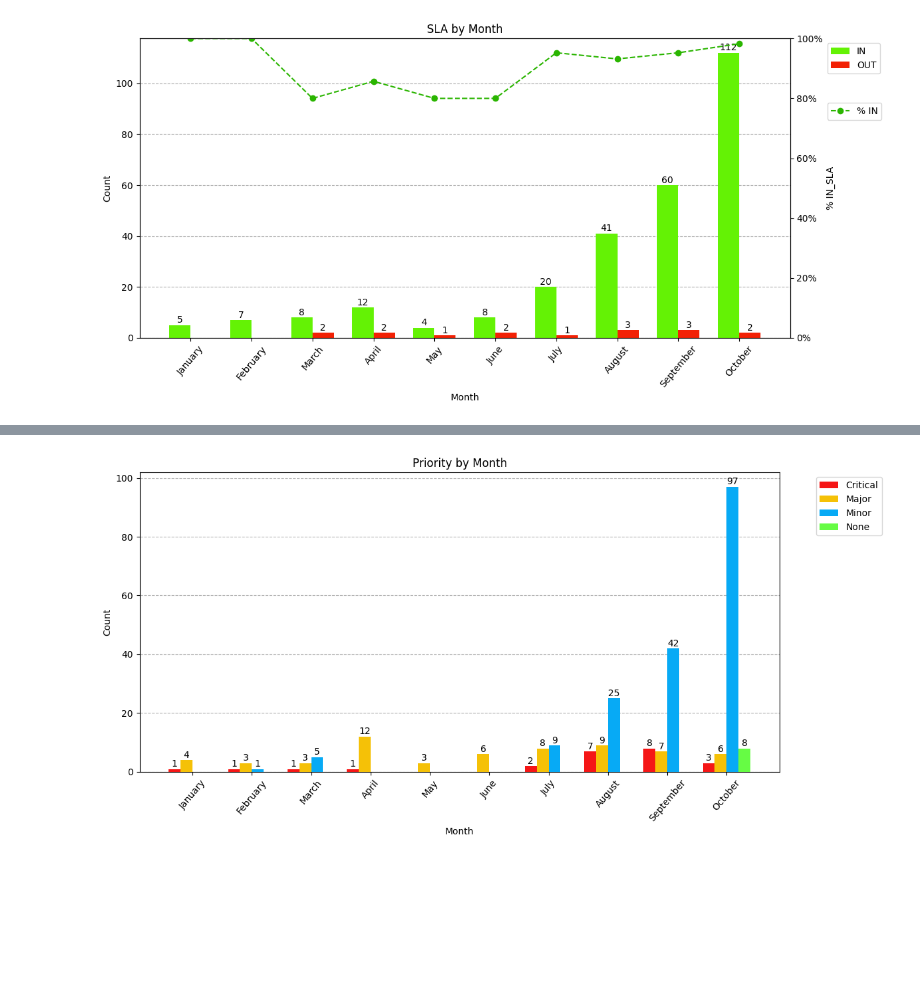
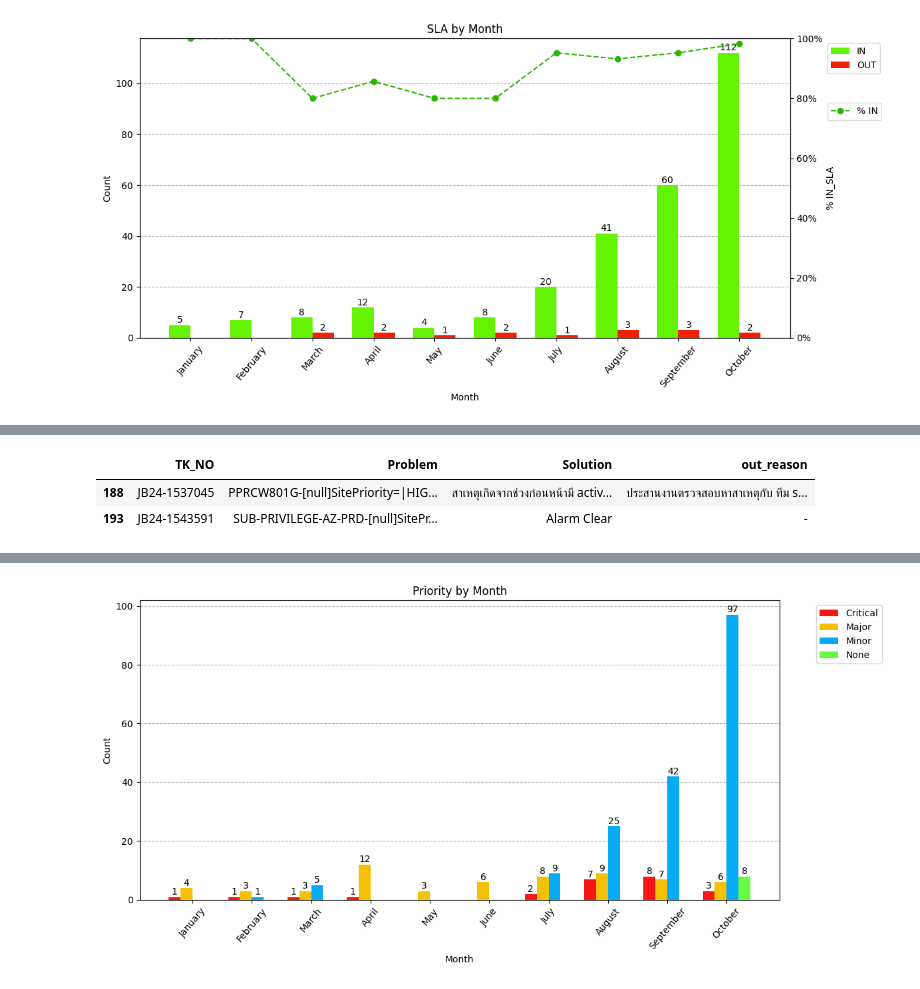
Before and after one commit to WatcharachaiSk/colab, a Jupyter notebook: Summary_Ticket_v1.ipynb, the cells around one changed output, grey strips where cells are left out. Saved outputs shown, nothing was run; the diff lists cells and outputs as text; code cells hidden in the pictures; blank space fills up the shorter version.

```diff
--- a/Summary_Ticket_v1.ipynb
+++ b/Summary_Ticket_v1.ipynb
@@ -113,3 +113,38 @@ plt.show()
+# %%
+import pandas as pd
+from IPython.display import display
+
+# โหลดข้อมูลจาก Excel
+data = pd.read_excel('/content/Ticket_summary.xlsx', sheet_name='sheet1', usecols=['MONTH', 'SLA', 'TK_NO', 'Problem', 'Solution', 'out_reason'])
+
+# กำหนดให้แสดงเฉพาะเดือน October และ SLA เป็น OUT_SLA
+filtered_data = data[(data['MONTH'] == 'October') & (data['SLA'] == 'OUT_SLA')]
+
+# เลือกคอลัมน์ที่ต้องการแสดง
+result = filtered_data[['TK_NO', 'Problem', 'Solution', 'out_reason']]
+
+# แสดง DataFrame ใน Google Colab ที่มี style
+styled_result = result.style.set_table_styles(
+    [{
+        'selector': 'thead th',
+        'props': [('background-color', '#ffcc66'), ('color', 'black'), ('font-weight', 'bold'), ('text-align', 'center')]
+    },
+    {
+        'selector': 'tbody td',
+        'props': [('border', '1px solid black'), ('padding', '8px')]
+    }]
+).set_properties(**{
+    'background-color': '#f7f7f7',
+    'border': '1px solid black',
+    'text-align': 'left'  # จัดตำแหน่งข้อมูลในตารางให้อยู่ทางซ้าย
+})
+
+# ใช้ display() เพื่อแสดง DataFrame ที่มีการจัด style
+display(styled_result)
+# %% [output]
+|  | TK_NO | Problem | Solution | out_reason |
+| 188 | JB24-1537045 | PPRCW801G-[null]SitePriority=|HIG... | สาเหตุเกิดจากช่วงก่อนหน้ามี activ... | ประสานงานตรวจสอบหาสาเหตุกับ ทีม s... |
+| 193 | JB24-1543591 | SUB-PRIVILEGE-AZ-PRD-[null]SitePr... | Alarm Clear | - |
 # %%
 import pandas as pd
 import matplotlib.pyplot as plt
```
Also changed, not shown: parts of 3 cells of this notebook.
